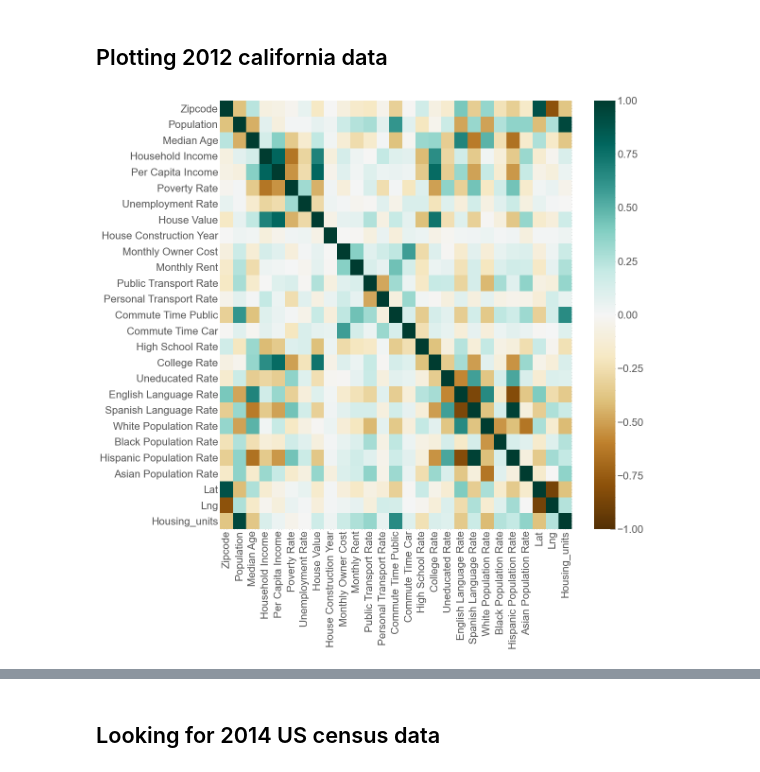
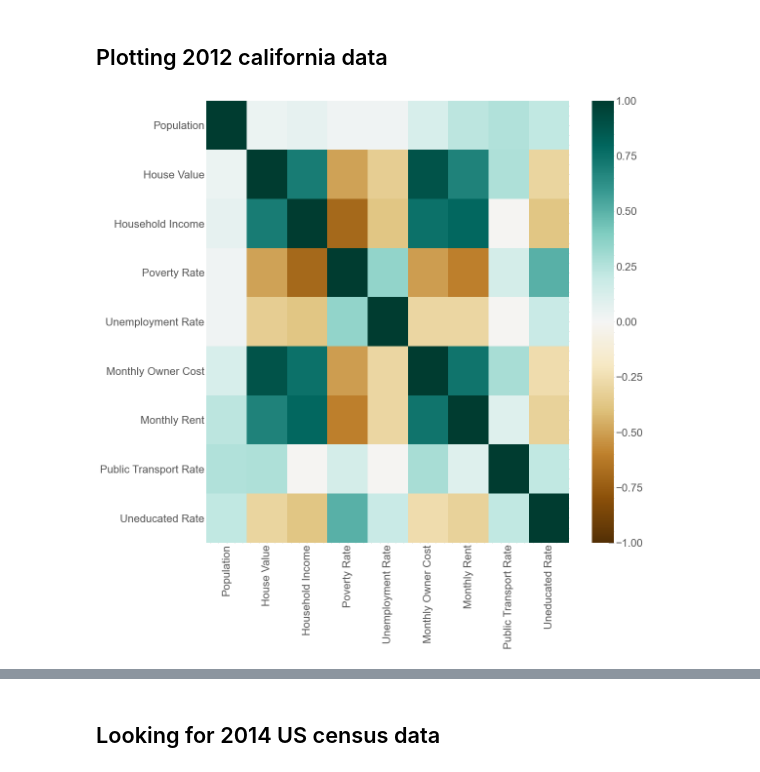
Before and after one commit to pandeysudip/housing-price, a Jupyter notebook: data_cleaning.ipynb, the cells around one changed output, grey strips where cells are left out. Cells and saved outputs as stored; diff of their text form; code cells hidden in the pictures.

```diff
--- a/data_cleaning.ipynb
+++ b/data_cleaning.ipynb
@@ -112,7 +114,10 @@ ca_2012.shape
 (1763, 30)
 # %%
 #removing the rows with house value less than 1
-ca_2012=ca_2012[(ca_2012['House Value']>0)]
+#removing the rows with house value less than 1
+ca_2012=(ca_2012[(ca_2012['House Value']>0)&
+                (ca_2012['Household Income']>0)&
+                (ca_2012['Monthly Owner Cost']>0)])
 # %%
 #looking for null value
 ca_2012.isna().sum()
@@ -146,6 +151,6 @@ ca_2012.shape
 # %%
 #converting minutes to hour
-ca_2012['Public Transport Rate']=ca_2012['Public Transport Rate']/60
+
 ca_2012['Commute Time Public']=ca_2012['Commute Time Public']/60
 ca_2012['Commute Time Car']=ca_2012['Commute Time Car']/60
 # %%
@@ -190,14 +195,11 @@ ca_2012.describe()
 #selecting only important columns
 ca_12=ca_2012[['City','Population', 'House Value','Household Income',
        'Poverty Rate', 'Unemployment Rate','Monthly Owner Cost', 'Monthly Rent',
-       'Public Transport Rate', 'Commute Time Public', 'Commute Time Car',
-       'Uneducated Rate' ]]
+       'Public Transport Rate', 'Uneducated Rate' ]]
 # %%
 #only selecting rows with +ve owner cost and rent
 ca_12=(ca_12[(ca_12['Monthly Owner Cost']>0)&
-             (ca_12['Monthly Rent']>0)&
-            (ca_12['Commute Time Public']>0)&
-            (ca_12['Commute Time Car']>0)])
+             (ca_12['Monthly Rent']>0)])
 # %%
 ca_12.shape
 # %% [output]
@@ -345,13 +325,13 @@ ca_12_city.nlargest(10, 'Household Income')
 ## Plotting 2012 california data
 # %%
 #plotting all correlation using seaborn heatmap
-corr_2012=ca_2012.corr()
+corr_12=ca_12.corr()
 import seaborn as sns
 fig, ax=plt.subplots(figsize=(15,15))
-sns.heatmap(corr_2012,vmin=-1, vmax=1, ax=ax, cmap='BrBG')#annot=True,
+sns.heatmap(corr_12,vmin=-1, vmax=1, ax=ax, cmap='BrBG')#annot=True,
 plt.show()
 # %% [output]
-[figure, old version]
+[figure, new version]
 # %%
 #plotting scatter plot of lat and lng
 fig, ax=plt.subplots(figsize=(15,15))
```
Also changed, not shown: parts of 48 cells of this notebook.
